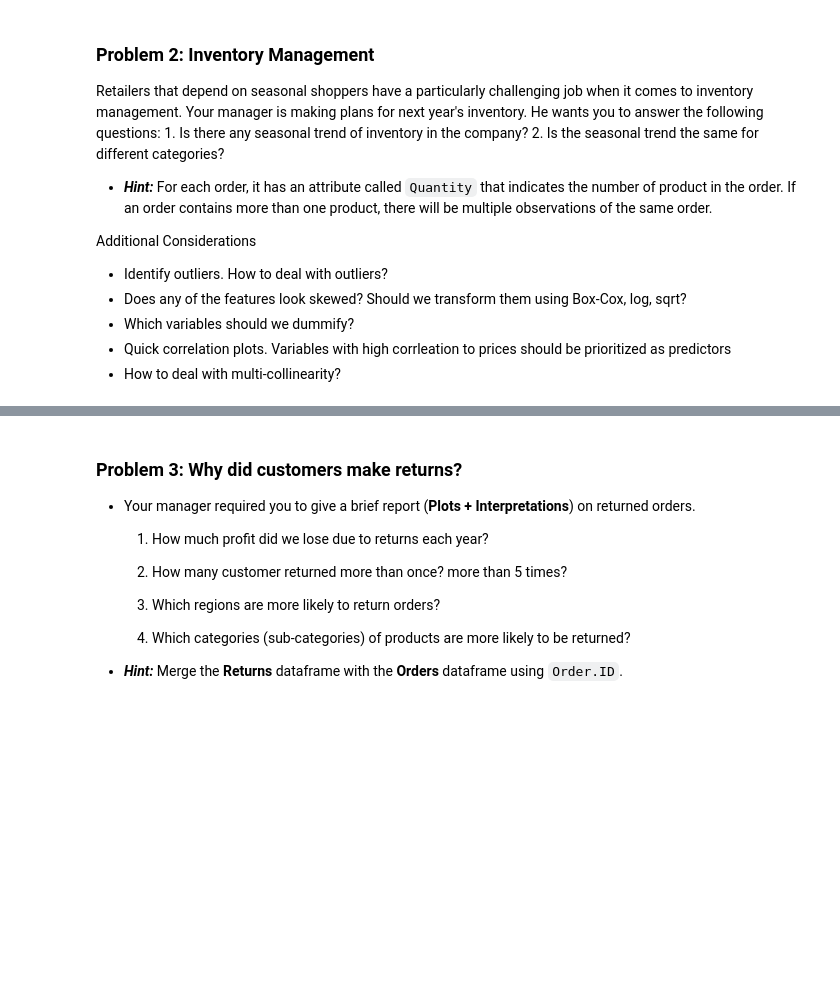
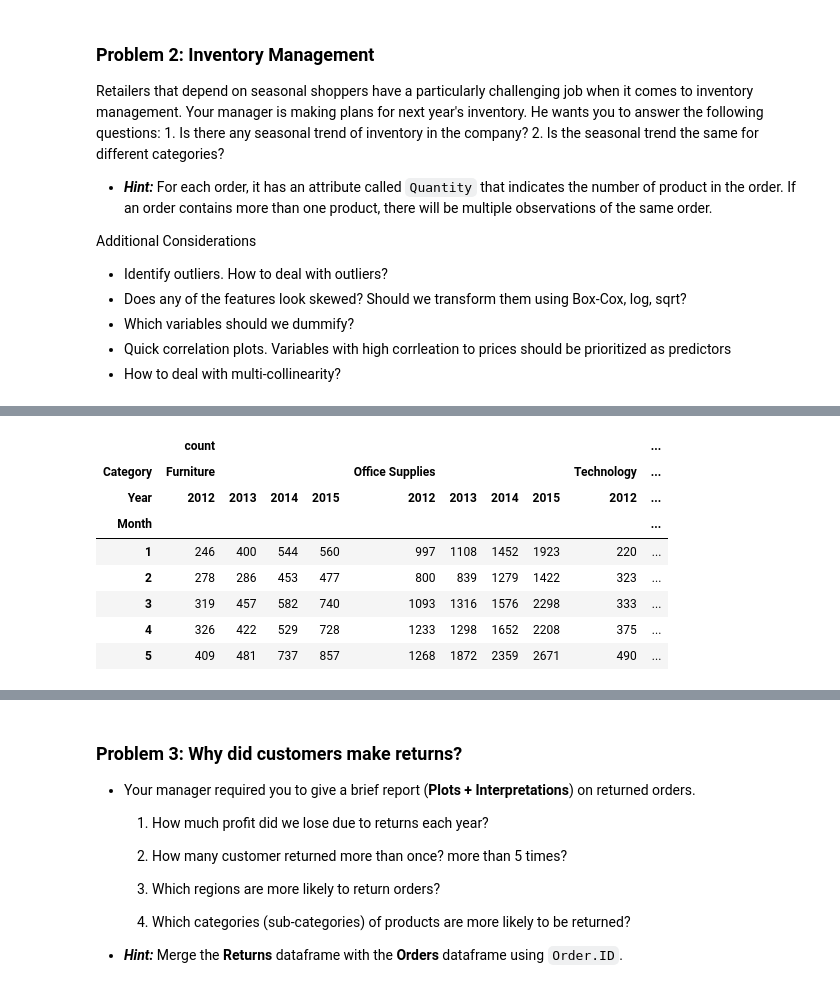
Before and after one commit to tdchoi7/Machine_Learning_Lab, a Jupyter notebook: Koeun/ML_Lab.ipynb, the cells around one changed output, grey strips where cells are left out. Cells and saved outputs as stored; diff of their text form; code cells hidden in the pictures; blank space fills up the shorter version.

```diff
--- a/Koeun/ML_Lab.ipynb
+++ b/Koeun/ML_Lab.ipynb
@@ -219,0 +237,13 @@ Additional Considerations
+# %%
+byCategory = orders1.groupby(['Month','Year','Category']).agg(count=pd.NamedAgg(column='Quantity', aggfunc='sum')).unstack().unstack()
+byCategory.head()
+# %% [output]
+|  | count |  |  |  |  |  |  |  |  | ... |
+| Category | Furniture |  |  |  | Office Supplies |  |  |  | Technology | ... |
+| Year | 2012 | 2013 | 2014 | 2015 | 2012 | 2013 | 2014 | 2015 | 2012 | ... |
+| Month |  |  |  |  |  |  |  |  |  | ... |
+| 1 | 246 | 400 | 544 | 560 | 997 | 1108 | 1452 | 1923 | 220 | ... |
+| 2 | 278 | 286 | 453 | 477 | 800 | 839 | 1279 | 1422 | 323 | ... |
+| 3 | 319 | 457 | 582 | 740 | 1093 | 1316 | 1576 | 2298 | 333 | ... |
+| 4 | 326 | 422 | 529 | 728 | 1233 | 1298 | 1652 | 2208 | 375 | ... |
+| 5 | 409 | 481 | 737 | 857 | 1268 | 1872 | 2359 | 2671 | 490 | ... |
```
Also changed, not shown: parts of 7 cells of this notebook.
